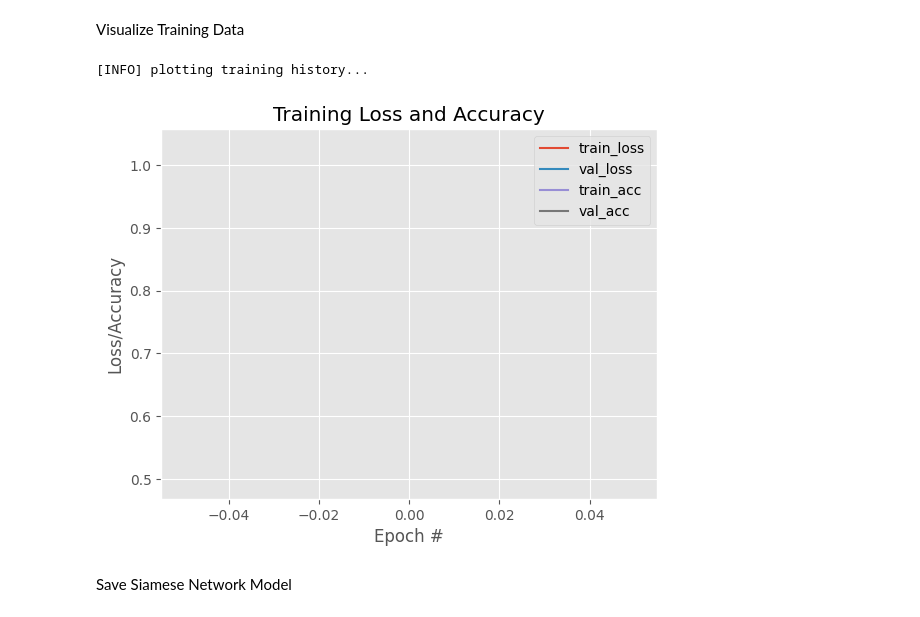
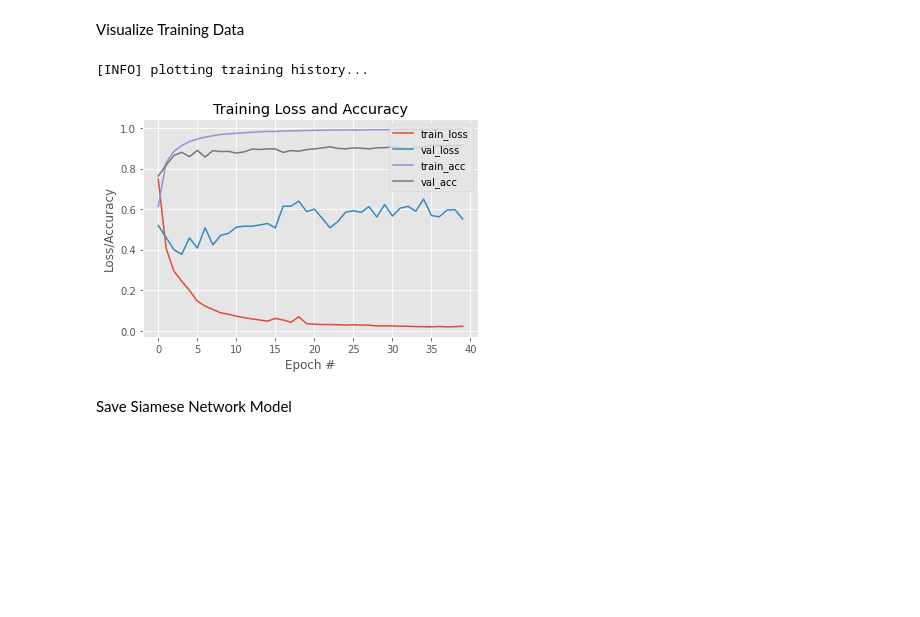
Before and after one commit to JanSamanek/Project_Shaman, a Jupyter notebook: Siamese Network/siamese_network.ipynb, the cells around one changed output. Saved outputs shown, nothing was run; the diff lists cells and outputs as text; code cells hidden in the pictures; blank space fills up the shorter version.

```diff
--- a/Siamese Network/siamese_network.ipynb
+++ b/Siamese Network/siamese_network.ipynb
@@ -150,7 +192,7 @@ Create similarity evaluation function
 import tensorflow.keras.backend as K
 
 def euclidean_distance(vectors):
-	features_1, features_2 = tf.split(vectors, 2, axis=0)
+	(features_1, features_2) = vectors
 	# compute the sum of squared distances between the vectors
 	sumSquared = K.sum(K.square(features_1 - features_2), axis=1, keepdims=True)
 	# return the euclidean distance between the vectors
@@ -165,7 +207,9 @@ img_2 = Input(shape=IMG_SHAPE)
 features_1 = feature_extractor(img_1)
 features_2 = feature_extractor(img_2)
 distance = Lambda(euclidean_distance)([features_1, features_2])
-outputs = Dense(1, activation="sigmoid")(distance)
+pooling = GlobalAveragePooling2D()(distance)
+dropout = tf.keras.layers.Dropout(0.2)(pooling)
+outputs = Dense(1, activation="sigmoid")(dropout)
 model = Model(inputs=[img_1, img_2], outputs=outputs)
 # %% [output]
 [INFO] building model...
@@ -193,10 +237,7 @@ ________________________________________________________________________________
 ## Training Siamese Network
 # %%
 BATCH_SIZE = 32
-EPOCHS = 1
-
-tensoboard_dir = r"C:\Users\jands\Project_Shaman\Siamese Network\logs\tensorboard"
-tensorboard_callback = tf.keras.callbacks.TensorBoard(log_dir=tensoboard_dir, histogram_freq=1)
+EPOCHS = 40
 
 # compile the model
 print("[INFO] compiling model...")
@@ -210,8 +251,7 @@ history = model.fit(
 	[train_pair_x[:, 0], train_pair_x[:, 1]], train_pair_y[:],
 	validation_data=([val_pair_x[:, 0], val_pair_x[:, 1]], val_pair_y[:]),
 	batch_size=BATCH_SIZE,
-	epochs=EPOCHS,
-	callbacks=[tensorboard_callback])
+	epochs=EPOCHS)
 # %% [output]
 [INFO] compiling model...
 [INFO] training model...
@@ -219,14 +273,29 @@ history = model.fit(
 # %% [markdown]
 Visualize Training Data
-# %%
-# visualized data from training can be also found in tensorboard
-from utils.plot_training import plot_training
-path = "logs/training_plot5.png"
-print("[INFO] plotting training history...")
-plot_training(history, path)
-# %% [output]
-[INFO] plotting training history...
-[figure, removed]
+# %%
+# visualized data from training can be also found in tensorboard
+import matplotlib.pyplot as plt
+
+def plot_training(H, plotPath):
+	# construct a plot that plots and saves the training history
+	plt.style.use("ggplot")
+	plt.figure()
+	plt.plot(H.history["loss"], label="train_loss")
+	plt.plot(H.history["val_loss"], label="val_loss")
+	plt.plot(H.history["accuracy"], label="train_acc")
+	plt.plot(H.history["val_accuracy"], label="val_acc")
+	plt.title("Training Loss and Accuracy")
+	plt.xlabel("Epoch #")
+	plt.ylabel("Loss/Accuracy")
+	plt.legend(loc="upper right")
+	plt.savefig(plotPath)
+
+path = "content/logs/training_plot.png"
+print("[INFO] plotting training history...")
+plot_training(history, path)
+# %% [output]
+[INFO] plotting training history...
+[figure, added]
 # %% [markdown]
 Save Siamese Network Model
 # %%
```
Also changed, not shown: parts of 16 cells of this notebook.
